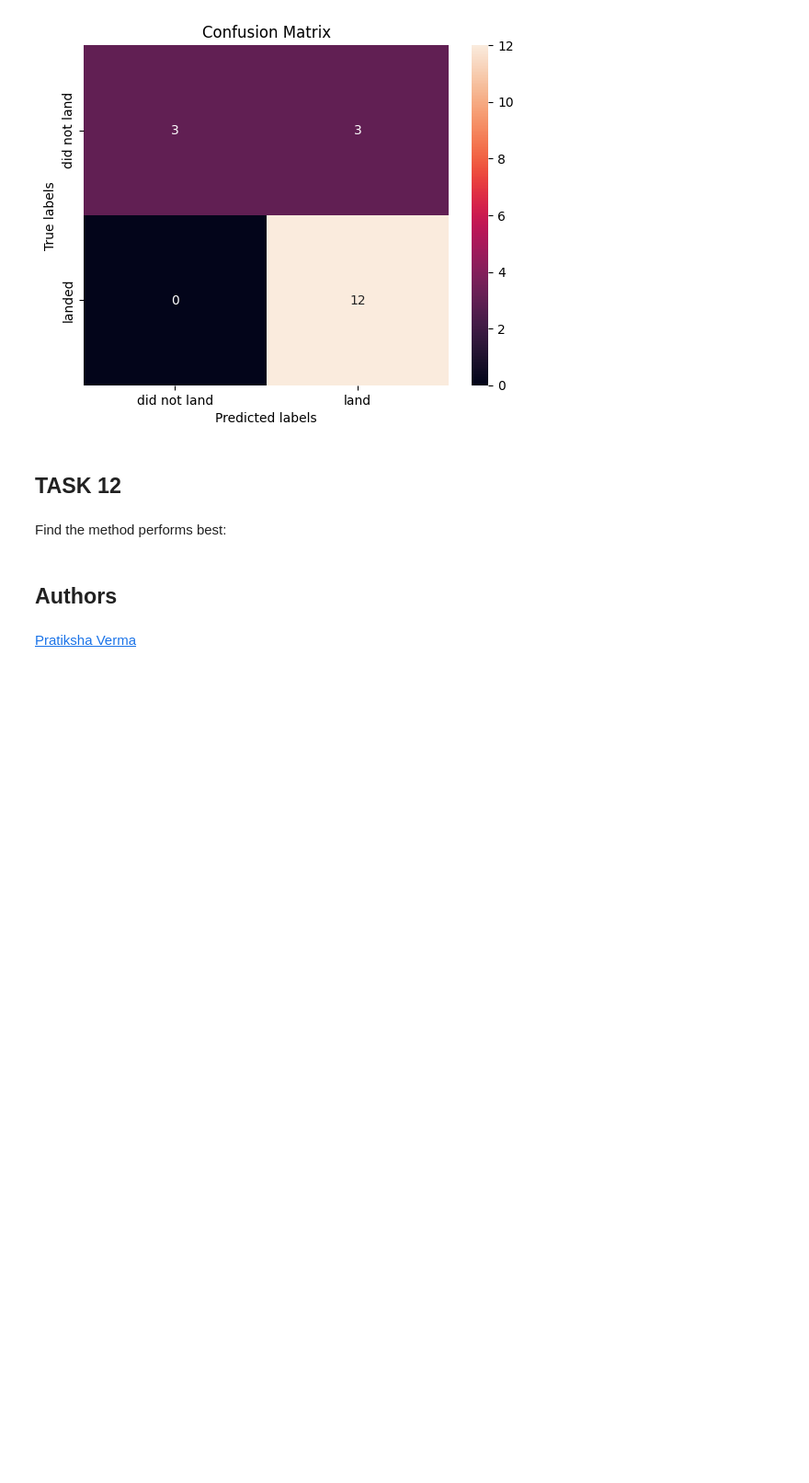
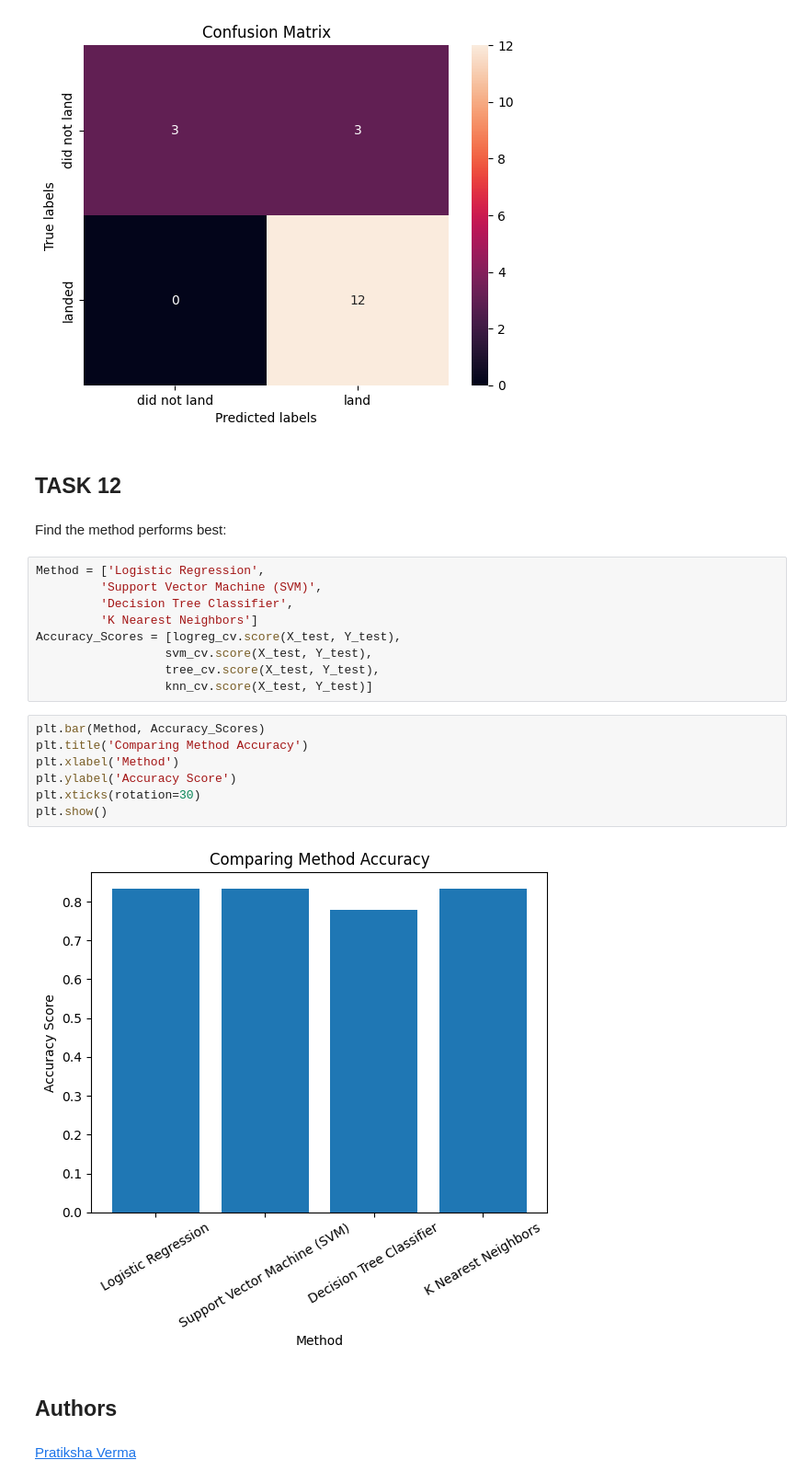
Before and after one commit to pallavimaladkar/IBM-Data-Science, a Jupyter notebook: PT8-SpaceX_Machine_Learning_Prediction_Part_5.jupyterlite.ipynb, the cells around one changed output. Shown: that part at 92% size. Saved outputs shown, nothing was run; the diff lists cells and outputs as text; blank space fills up the shorter version.

```diff
--- a/PT8-SpaceX_Machine_Learning_Prediction_Part_5.jupyterlite.ipynb
+++ b/PT8-SpaceX_Machine_Learning_Prediction_Part_5.jupyterlite.ipynb
@@ -364,6 +362,24 @@ plot_confusion_matrix(Y_test,yhat)
 ## TASK  12
 # %% [markdown]
 Find the method performs best:
+# %%
+Method = ['Logistic Regression',
+         'Support Vector Machine (SVM)',
+         'Decision Tree Classifier',
+         'K Nearest Neighbors']
+Accuracy_Scores = [logreg_cv.score(X_test, Y_test),
+                  svm_cv.score(X_test, Y_test),
+                  tree_cv.score(X_test, Y_test),
+                  knn_cv.score(X_test, Y_test)]
+# %%
+plt.bar(Method, Accuracy_Scores)
+plt.title('Comparing Method Accuracy')
+plt.xlabel('Method')
+plt.ylabel('Accuracy Score')
+plt.xticks(rotation=30)
+plt.show()
+# %% [output]
+[figure, added]
 # %% [markdown]
 ## Authors
 # %% [markdown]
```
Also changed, not shown: parts of 5 cells of this notebook.
